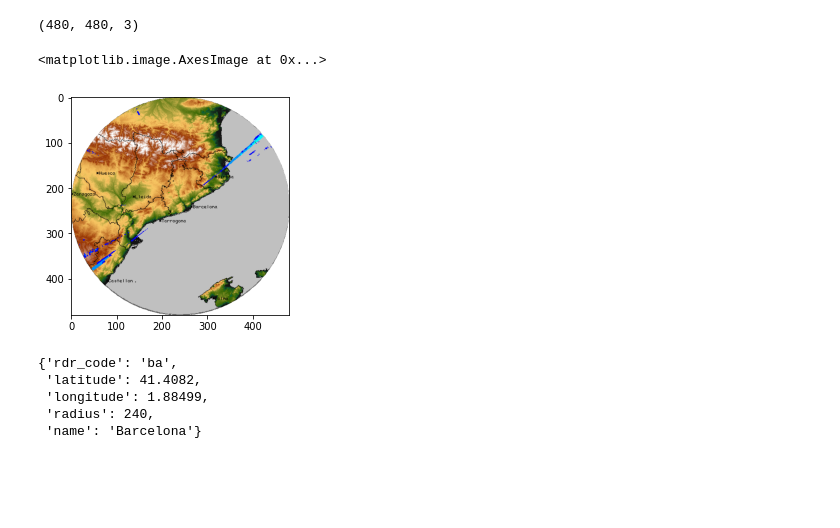
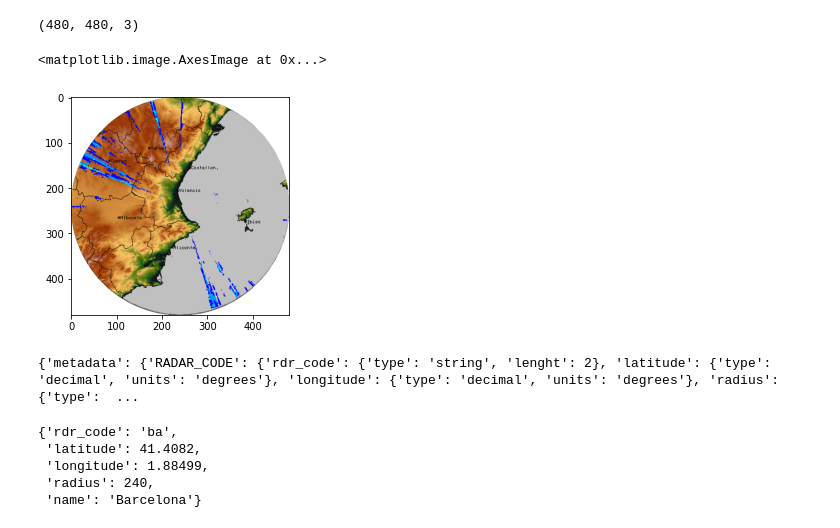
Before and after one commit to melihkurtaran/DNA_hackathon, a Jupyter notebook: MainCode.ipynb, the cells around one changed output. Drawn from its saved outputs; the diff is of its cells as text; code cells hidden in the pictures; blank space fills up the shorter version.

```diff
--- a/MainCode.ipynb
+++ b/MainCode.ipynb
@@ -34,2 +25,4 @@ import numpy as np
 # %%
-!unzip "/content/drive/MyDrive/EDISS Winter School/EDISS_winter_school/aemet.zip" -d "/content/drive/MyDrive/EDISS Winter School/"
+workdir = '/content/drive/MyDrive/EDISS Winter School/EDISS_winter_school/'
+data_path = workdir + '/data/aemet/10min/'
+yaml_path = workdir + 'radars.yaml'
@@ -54,6 +49,6 @@ Streaming output truncated to the last 5000 lines.
 # %%
 
-np_frames, extensions, image_specifications = gif2numpy.convert("/content/aemet_ba_202201010000.gif")
+np_frames, extensions, image_specifications = gif2numpy.convert(data_path+'va/20220219/aemet_va_202202190010.gif')
 # %%
 
 the_frame = np.array(np_frames[0])
@@ -74,23 +69,25 @@ print(the_frame.shape)
 # %%
 the_frame_pil = Image.fromarray(the_frame)
 alpha = Image.new('L', (the_frame.shape[0],the_frame.shape[1]),0)
 draw = ImageDraw.Draw(alpha)
 draw.pieslice([0,0,w,w],0,360, fill=255)
 npAlpha=np.array(alpha)
 
-the_frame=np.dstack((the_frame,npAlpha))
-imshow(the_frame)
+the_frame_ed =np.dstack((the_frame,npAlpha))
+imshow(the_frame_ed)
 # %% [output]
 <matplotlib.image.AxesImage at 0x...>
-[figure, old version]
+[figure, new version]
 # %%
 import yaml
 from yaml.loader import SafeLoader
 
 # Open the file and load the file
-with open('/content/drive/MyDrive/EDISS_winter_school/radars.yaml') as f:
+with open(yaml_path) as f:
     data = yaml.load(f, Loader=SafeLoader)
     print(data)
+# %% [output]
+{'metadata': {'RADAR_CODE': {'rdr_code': {'type': 'string', 'lenght': 2}, 'latitude': {'type': 'decimal', 'units': 'degrees'}, 'longitude': {'type': 'decimal', 'units': 'degrees'}, 'radius': {'type':  ...
 # %%
 ba_data = data['data']['BA']
 ba_data
```
Also changed, not shown: parts of 18 cells of this notebook.
